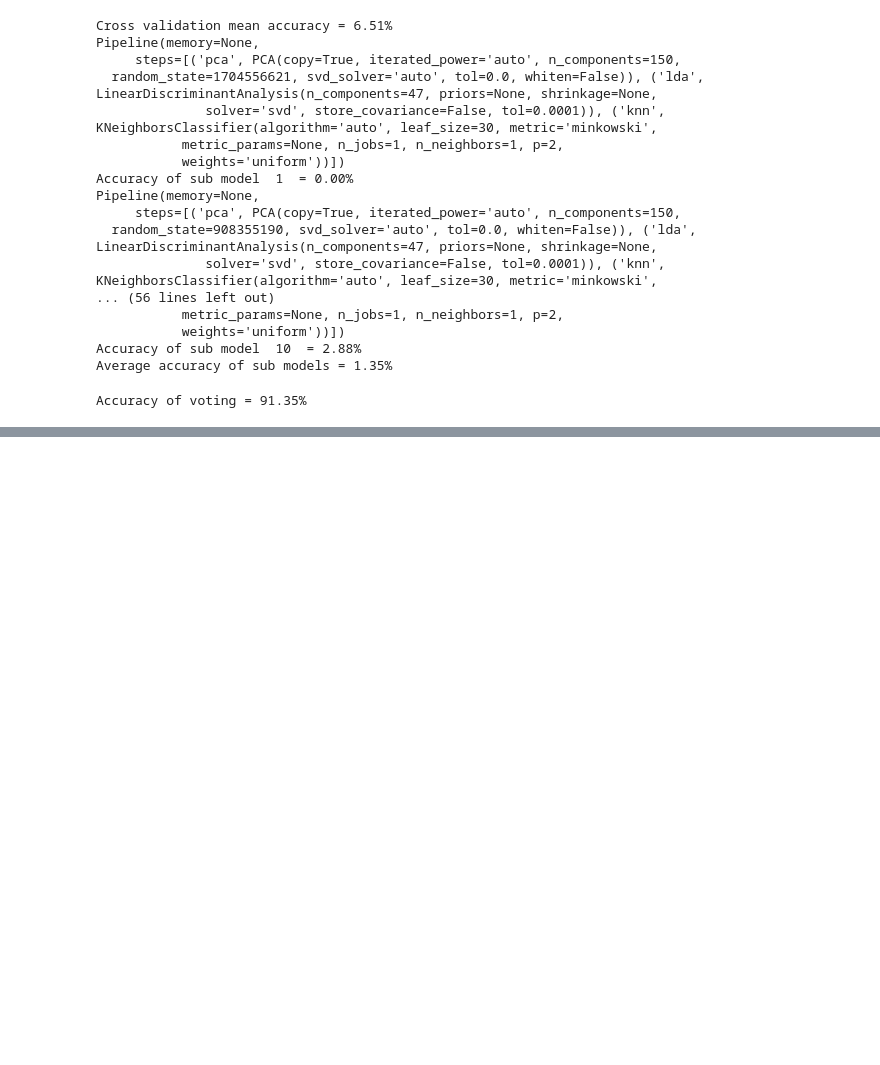
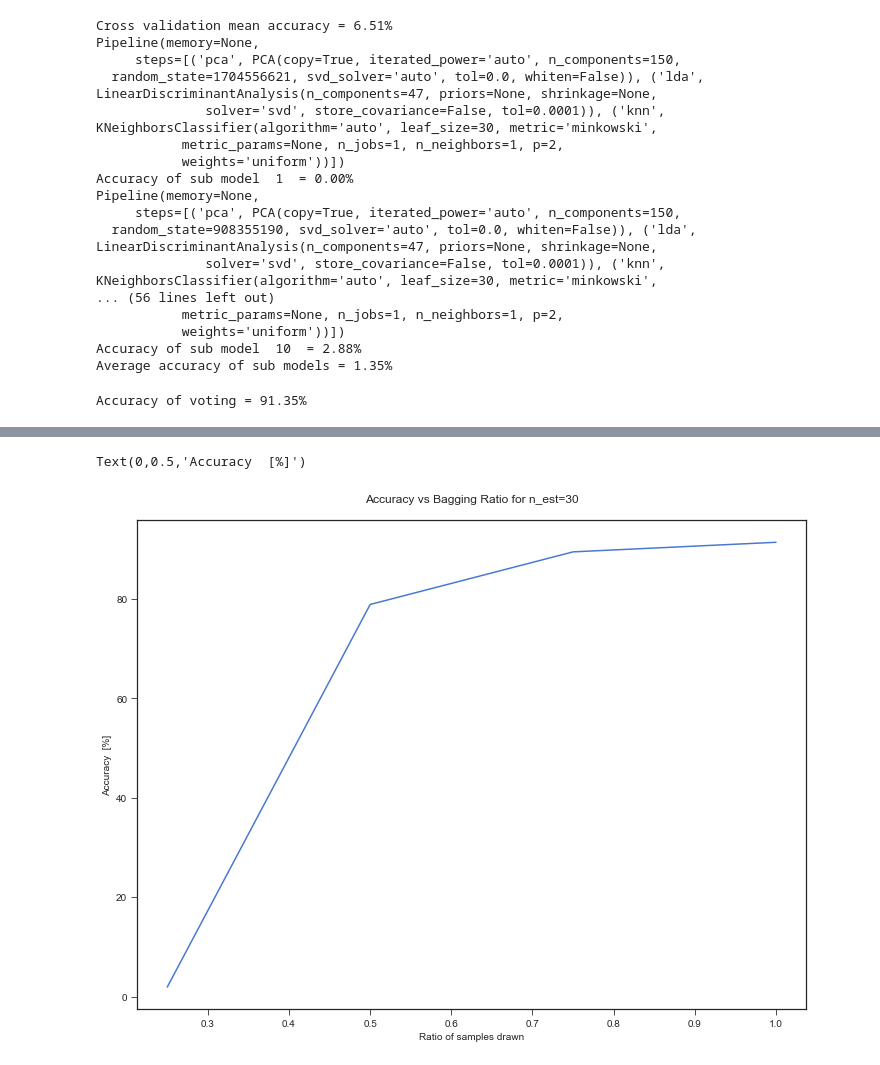
Before and after one commit to RajanPatel97/PCA-and-PCA-LDA-Ensemble-for-Face-Recognition, a Jupyter notebook: Q3 P1.ipynb, the cells around one changed output, grey strips where cells are left out. Drawn from its saved outputs; the diff is of its cells as text; code cells hidden in the pictures; blank space fills up the shorter version.

```diff
--- a/Q3 P1.ipynb
+++ b/Q3 P1.ipynb
@@ -536,0 +747,10 @@ Accuracy of ensemble estimator = 54.81%
+# %%
+plt.figure()
+plt.plot(num_samples, acc_varying_samples)
+#sns.regplot(x=Ms.reshape(-1, 1), y=np.array(memory))
+plt.title('Accuracy vs Bagging Ratio for n_est=30\n')
+plt.xlabel('Ratio of samples drawn')
+plt.ylabel('Accuracy  [%]')
+# %% [output]
+Text(0,0.5,'Accuracy  [%]')
+[figure, added]
```
Also changed, not shown: parts of 9 cells of this notebook.
